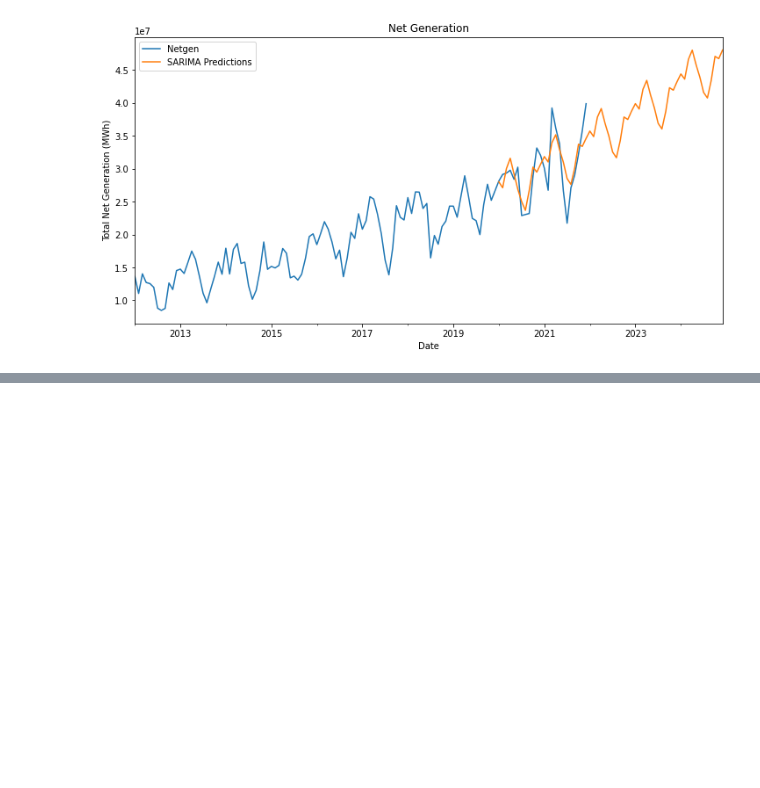
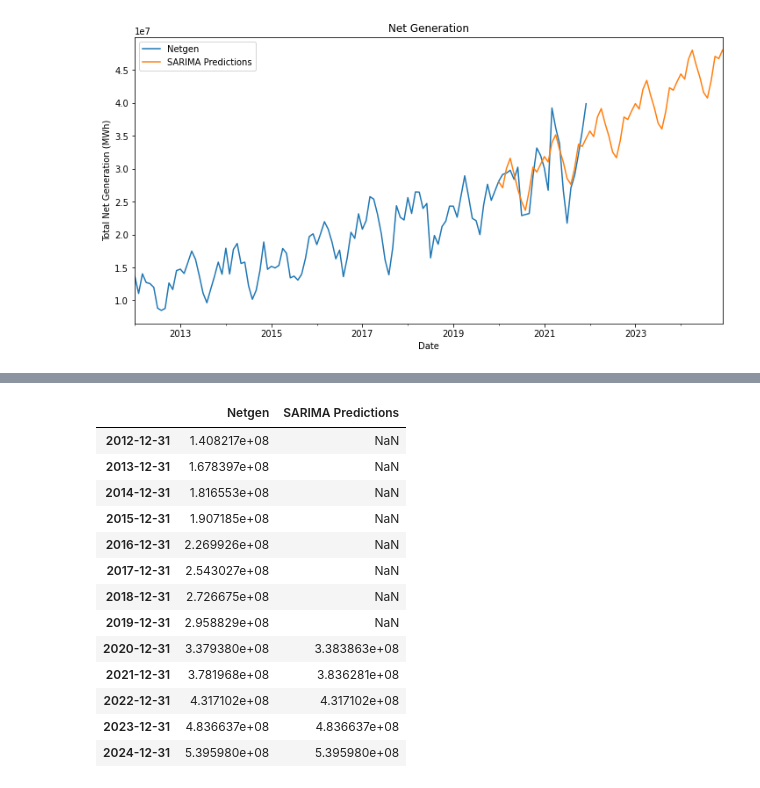
Before and after one commit to NicsLvl/DA1_Capstone_JADEN, a Jupyter notebook: sarima_forecast.ipynb, the cells around one changed output, grey strips where cells are left out. Cells and saved outputs as stored; diff of their text form; code cells hidden in the pictures; blank space fills up the shorter version.

```diff
--- a/sarima_forecast.ipynb
+++ b/sarima_forecast.ipynb
@@ -126,3 +144,24 @@ df_yearly_2012_2021_wt_ws_netgen_sum = pd.DataFrame(df_yearly_2012_2021_wt_ws_ne
+# %%
+# replace nan Netgen in row 2022-12-31, 2023-12-31, 2024-12-31 with prediction
+df_yearly_2012_2021_wt_ws_netgen_sum.loc['2022-12-31':'2024-12-31', 'Netgen'] = \
+    df_yearly_2012_2021_wt_ws_netgen_sum.loc['2022-12-31':'2024-12-31', 'SARIMA Predictions']
+
+df_yearly_2012_2021_wt_ws_netgen_sum
+# %% [output]
+|  | Netgen | SARIMA Predictions |
+| 2012-12-31 | 1.408217e+08 | NaN |
+| 2013-12-31 | 1.678397e+08 | NaN |
+| 2014-12-31 | 1.816553e+08 | NaN |
+| 2015-12-31 | 1.907185e+08 | NaN |
+| 2016-12-31 | 2.269926e+08 | NaN |
+| 2017-12-31 | 2.543027e+08 | NaN |
+| 2018-12-31 | 2.726675e+08 | NaN |
+| 2019-12-31 | 2.958829e+08 | NaN |
+| 2020-12-31 | 3.379380e+08 | 3.383863e+08 |
+| 2021-12-31 | 3.781968e+08 | 3.836281e+08 |
+| 2022-12-31 | 4.317102e+08 | 4.317102e+08 |
+| 2023-12-31 | 4.836637e+08 | 4.836637e+08 |
+| 2024-12-31 | 5.395980e+08 | 5.395980e+08 |
 # %%
 # calculated % change
 df_yearly_2012_2021_wt_ws_netgen_sum['%_change'] = df_yearly_2012_2021_wt_ws_netgen_sum['Netgen'].pct_change()
```
Also changed, not shown: parts of 6 cells of this notebook, 1 other file.
